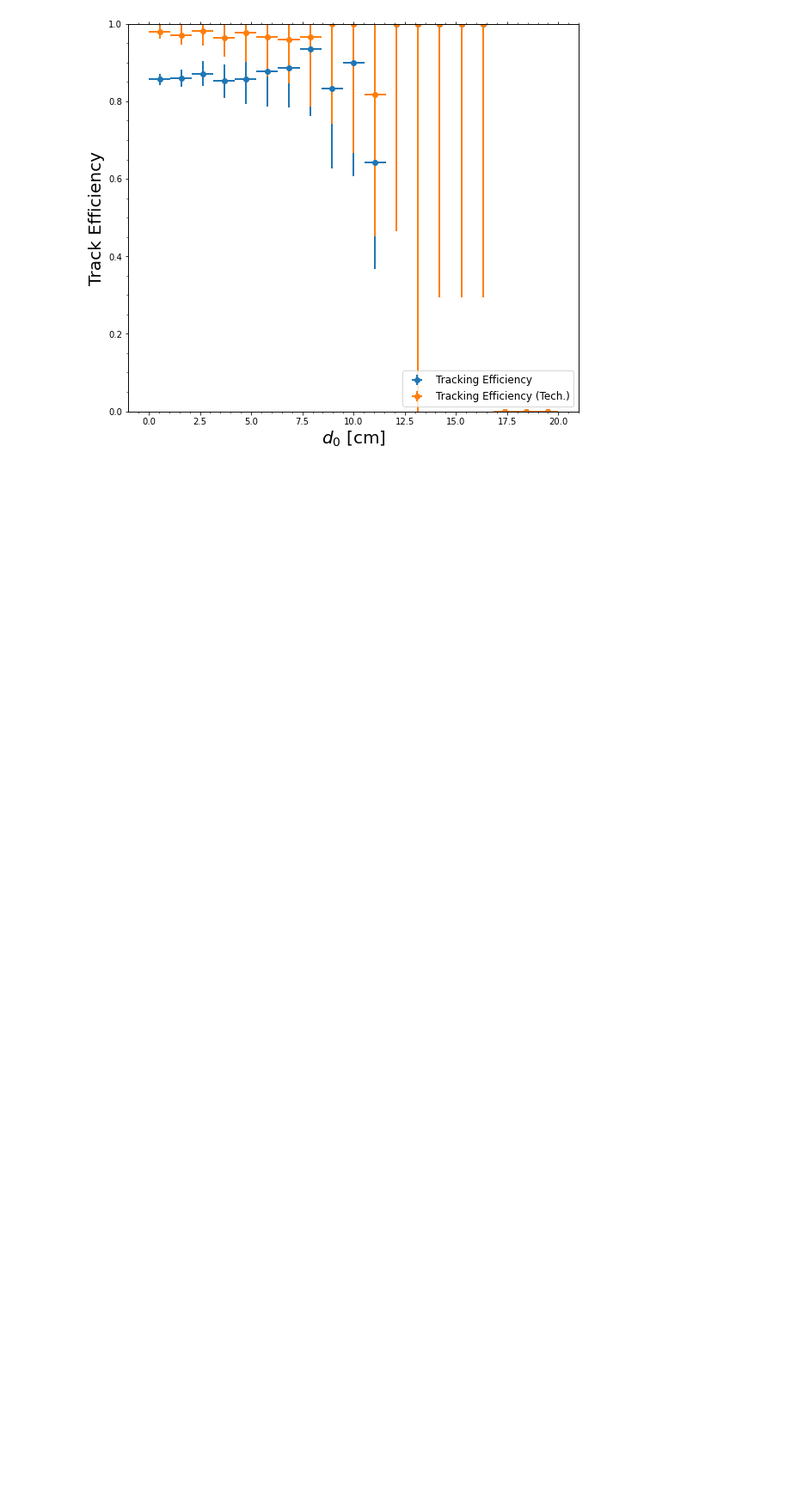
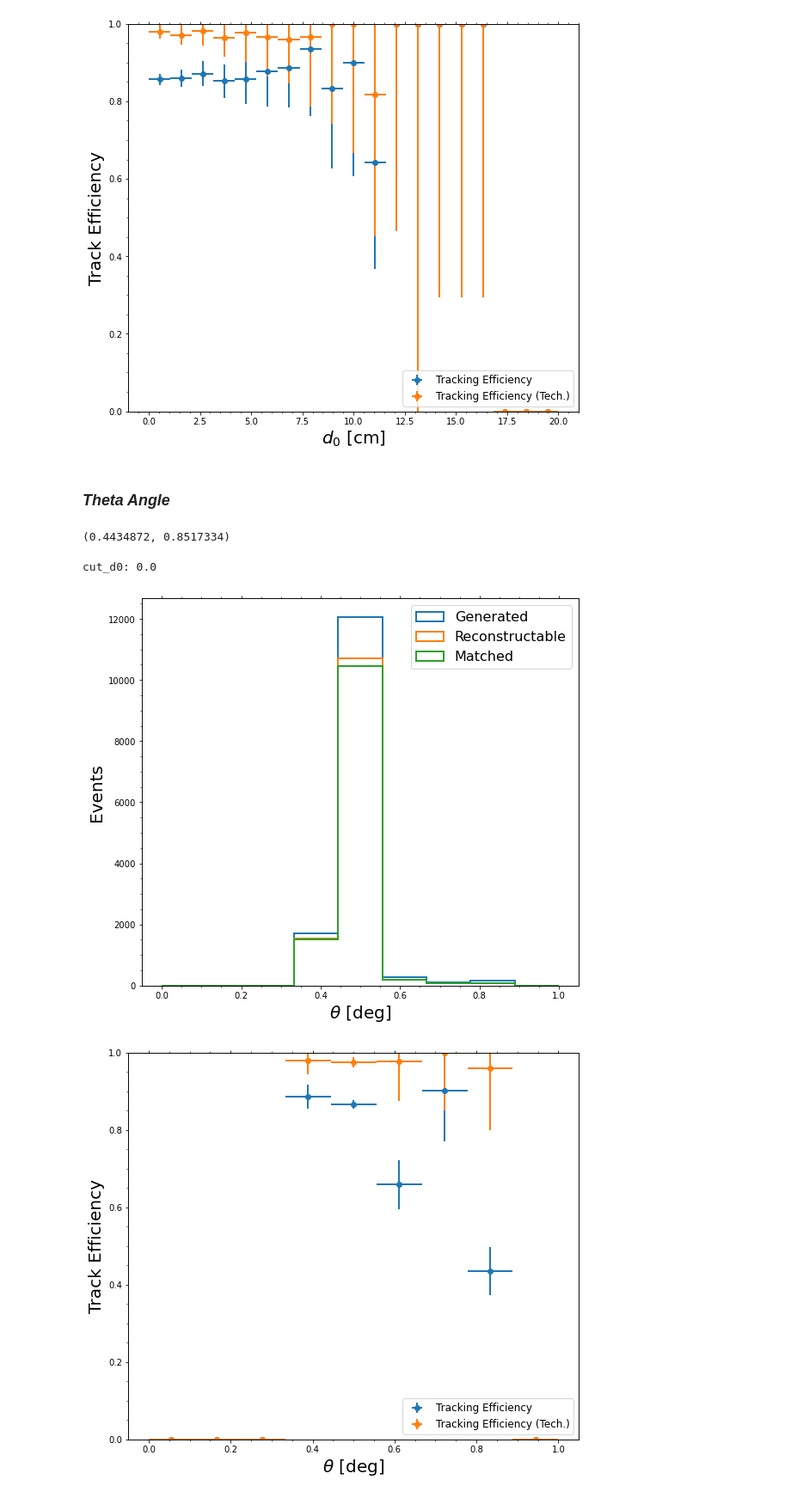
Before and after one commit to ai4fair/stttrkx, a Jupyter notebook: eval/plot_trk_perf.ipynb, the cells around one changed output. Shown at 86% size. Saved outputs shown, nothing was run; the diff lists cells and outputs as text; code cells hidden in the pictures; blank space fills up the shorter version.

```diff
--- a/eval/plot_trk_perf.ipynb
+++ b/eval/plot_trk_perf.ipynb
@@ -43,6 +51,7 @@ vx = df.vx.values
 vy = df.vy.values
 d0 = np.sqrt(vx**2 + vy**2)
 z0 = df.vz.values
+theta = df.theta.values
 
 rectable_idx = df.is_trackable
 matched_idx = df.is_matched
@@ -69,6 +110,8 @@ d0_configs = {
     'lw': 2,
     'log': False
 }
+
+d0 = np.sqrt(vx**2 + vy**2)
 # %%
 # vertex cuts
 all_cuts = [0.0]
@@ -91,5 +134,44 @@ for (cut_d0) in all_cuts:
 cut_d0: 0.0
 [figure]
 [figure]
+# %% [markdown]
+### _Theta Angle_
+# %%
+min(theta), max(theta)
+# %% [output]
+(0.4434872, 0.8517334)
+# %%
+d0_bins = np.linspace(0.0, 1.0, num=10)
+
+d0_configs = {
+    'bins': d0_bins,
+    'histtype': 'step',
+    'lw': 2,
+    'log': False
+}
+
+d0 = theta
+# %%
+# vertex cuts
+all_cuts = [0.0]
+
+for (cut_d0) in all_cuts:
+    print("cut_d0: {}".format(cut_d0))
+
+    cuts = (d0 > cut_d0)
+
+    # make pt plots
+    gen_d0  = d0[cuts]
+    true_d0 = d0[cuts & rectable_idx]
+    reco_d0 = d0[cuts & rectable_idx & matched_idx]
+
+    make_cmp_plot_fn([gen_d0, true_d0, reco_d0],
+        configs=d0_configs, xlabel=r"$\theta$ [deg]",
+        outname=os.path.join(outdir, "{}_theta_cut{}".format(out_prefix, cut_d0)),
+        ymin=0.6)
+# %% [output]
+cut_d0: 0.0
+[figure, added]
+[figure, added]
 # %%
 store.close()
```
Also changed, not shown: parts of 8 cells of this notebook.
